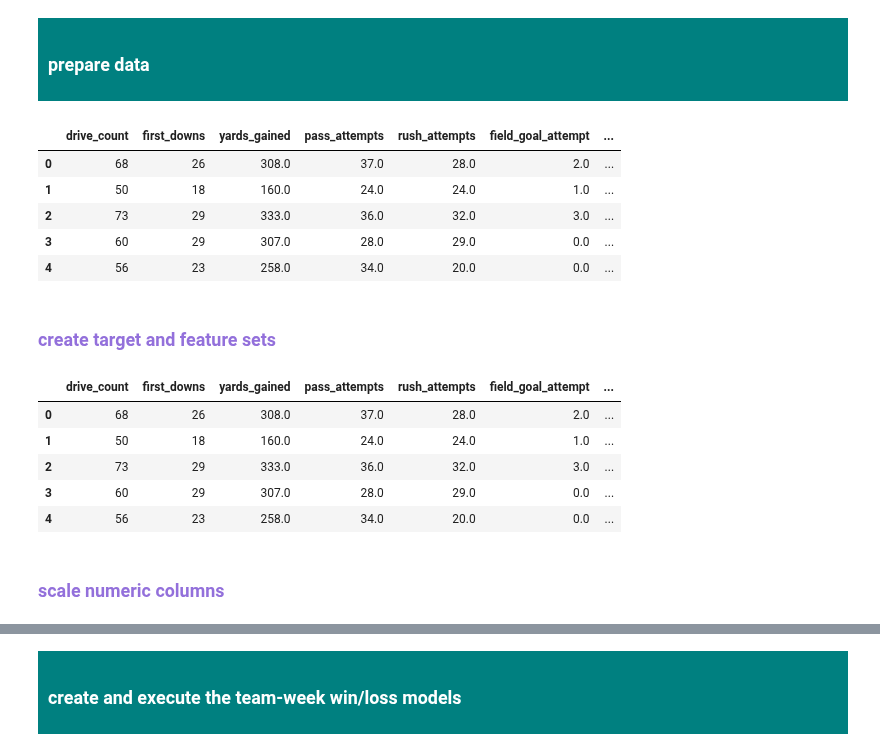
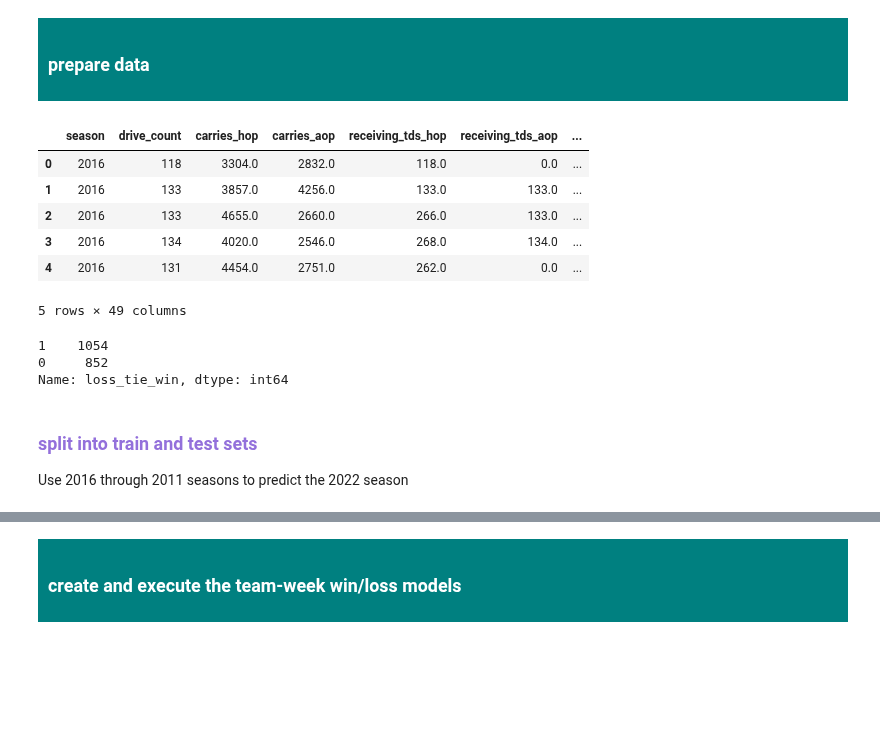
Before and after one commit to cjlcoursework/nflverse_project, a Jupyter notebook: notebooks/nfl_win_loss_classification_experiment2.ipynb, the cells around one changed output, grey strips where cells are left out. Cells and saved outputs as stored; diff of their text form; code cells hidden in the pictures; blank space fills up the shorter version.

```diff
--- a/notebooks/nfl_win_loss_classification_experiment2.ipynb
+++ b/notebooks/nfl_win_loss_classification_experiment2.ipynb
@@ -84,5 +84,4 @@ input_path = os.path.join(data_directory, f"{file_name}.parquet")
 assert os.path.exists(input_path)
 
 weekly_stats_df = pd.read_parquet(input_path)
-stats_df = weekly_stats_df.drop(columns=['team'])
-stats_df.head()
+stats_df = weekly_stats_df.copy()
@@ -99,53 +90,33 @@ stats_df.head()
     <h3 style="color: white;">prepare data</h3>
 </div>
 # %%
-keep_columns = [
-    # 'season',
-    # 'week',
-    # 'game_id',
-    'drive_count',
-    'first_downs',
-    'yards_gained',
-    'pass_attempts',
-    'rush_attempts',
-    # 'kickoff_attempt',
-    # 'punt_attempt',
-    'field_goal_attempt', 'two_point_attempt',
-    'extra_point_attempt',
-    # 'timeout', 'penalty',
-    'qb_spike',
-    'power_difference',
-    'loss_tie_win'
-]
-
-df = stats_df[keep_columns]
-df['loss_tie_win'] = np.where(df['loss_tie_win'] != 2, 0, 1)
+drop_columns = [ 'week', 'game_id', 'home_team', 'away_team', 'home_final_score' , 'away_final_score']
+df = stats_df.drop(columns=drop_columns)
+# df['loss_tie_win'] = np.where(df['loss_tie_win'] != 2, 0, 1)
 
 df.head()
 # %% [output]
-|  | drive_count | first_downs | yards_gained | pass_attempts | rush_attempts | field_goal_attempt | ... |
-| 0 | 68 | 26 | 308.0 | 37.0 | 28.0 | 2.0 | ... |
-| 1 | 50 | 18 | 160.0 | 24.0 | 24.0 | 1.0 | ... |
-| 2 | 73 | 29 | 333.0 | 36.0 | 32.0 | 3.0 | ... |
-| 3 | 60 | 29 | 307.0 | 28.0 | 29.0 | 0.0 | ... |
-| 4 | 56 | 23 | 258.0 | 34.0 | 20.0 | 0.0 | ... |
+|  | season | drive_count | carries_hop | carries_aop | receiving_tds_hop | receiving_tds_aop | ... |
+| 0 | 2016 | 118 | 3304.0 | 2832.0 | 118.0 | 0.0 | ... |
+| 1 | 2016 | 133 | 3857.0 | 4256.0 | 133.0 | 133.0 | ... |
+| 2 | 2016 | 133 | 4655.0 | 2660.0 | 266.0 | 133.0 | ... |
+| 3 | 2016 | 134 | 4020.0 | 2546.0 | 268.0 | 134.0 | ... |
+| 4 | 2016 | 131 | 4454.0 | 2751.0 | 262.0 | 0.0 | ... |
+5 rows × 49 columns
+# %%
+# df['cheato'] = np.where(
+#     df['loss_tie_win']==0, 0.05, .95
+# )
+# df['beato'] = np.where(
+#     df['loss_tie_win']==0, 0.85, 0.010
+# )
+df.loss_tie_win.value_counts()
+# %% [output]
+1    1054
+0     852
+Name: loss_tie_win, dtype: int64
 # %%
 assert 0 == df.isnull().sum().sum()
 # %% [markdown]
-
-### <font color="#9370DB">create target and feature sets</font>
+### <font color="#9370DB">split into train and test sets</font>
+Use 2016 through 2011 seasons to predict the 2022 season
-# %%
-
-X = df.copy()
-y = X.pop('loss_tie_win')
-
-X.head()
-# %% [output]
-|  | drive_count | first_downs | yards_gained | pass_attempts | rush_attempts | field_goal_attempt | ... |
-| 0 | 68 | 26 | 308.0 | 37.0 | 28.0 | 2.0 | ... |
-| 1 | 50 | 18 | 160.0 | 24.0 | 24.0 | 1.0 | ... |
-| 2 | 73 | 29 | 333.0 | 36.0 | 32.0 | 3.0 | ... |
-| 3 | 60 | 29 | 307.0 | 28.0 | 29.0 | 0.0 | ... |
-| 4 | 56 | 23 | 258.0 | 34.0 | 20.0 | 0.0 | ... |
-# %% [markdown]
-### <font color="#9370DB">scale numeric columns</font>
```
Also changed, not shown: parts of 19 cells of this notebook, 24 other files.
